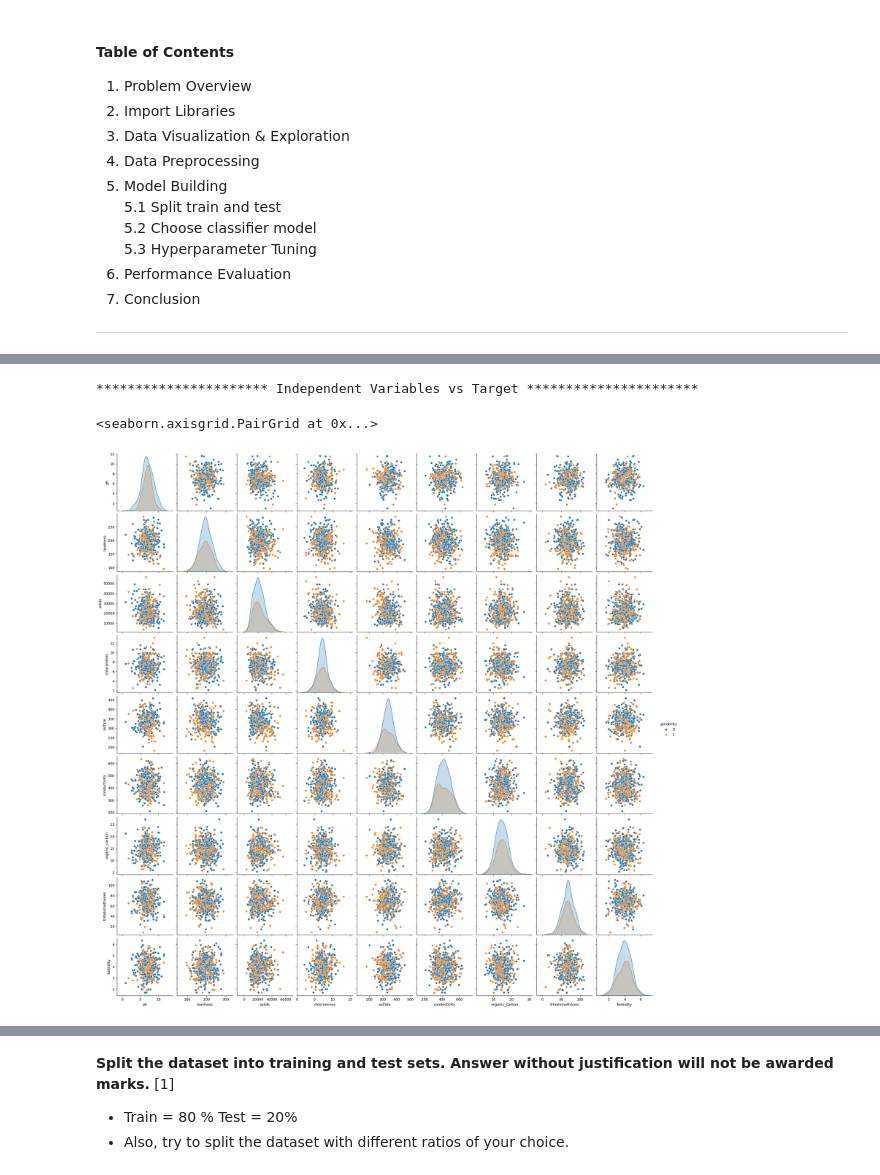
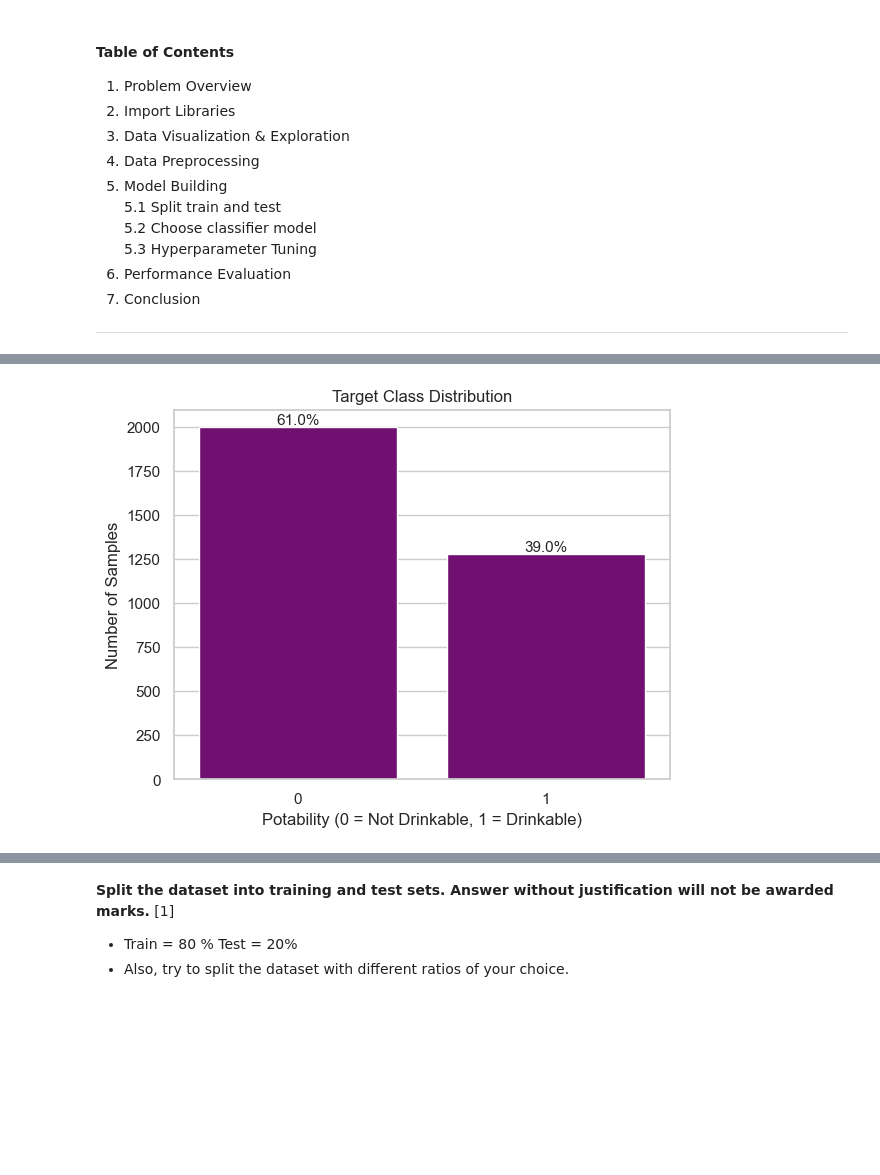
Before and after one commit to VidushiBhatia/ml-math, a Jupyter notebook: 2024AC05012_Problem_Statement_3.ipynb, the cells around one changed output, grey strips where cells are left out. Cells and saved outputs as stored; diff of their text form; code cells hidden in the pictures; blank space fills up the shorter version.

```diff
--- a/2024AC05012_Problem_Statement_3.ipynb
+++ b/2024AC05012_Problem_Statement_3.ipynb
@@ -154,10 +183,13 @@ plt.show()
-# %%
-# How do each feature relate to the target variable
-
-print("\n********************** Independent Variables vs Target **********************\n")
-
-sns.pairplot(input_data.sample(500), hue='potability', vars=input_data.columns[:-1])
-# %% [output]
-********************** Independent Variables vs Target **********************
-<seaborn.axisgrid.PairGrid at 0x...>
-[figure, removed]
+# %%
+ax = sns.countplot(x='potability', data=input_data, color = 'purple')
+plt.title('Target Class Distribution')
+for p in ax.patches:
+    height = p.get_height()
+    percent = f'{(height / len(input_data) * 100):.1f}%'
+    ax.annotate(percent, (p.get_x() + p.get_width()/2, height),
+                ha='center', va='bottom', fontsize=11)
+plt.xlabel('Potability (0 = Not Drinkable, 1 = Drinkable)')
+plt.ylabel('Number of Samples')
+plt.show()
+# %% [output]
+[figure, added]
```
Also changed, not shown: parts of 77 cells of this notebook.
